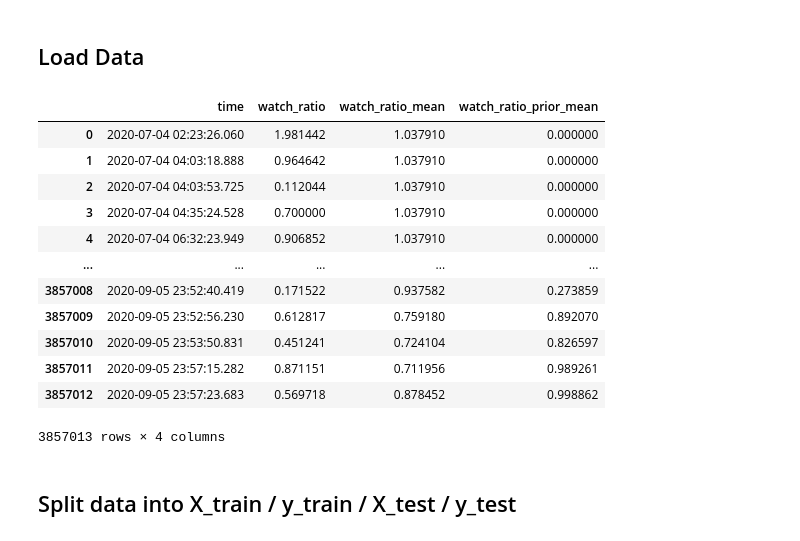
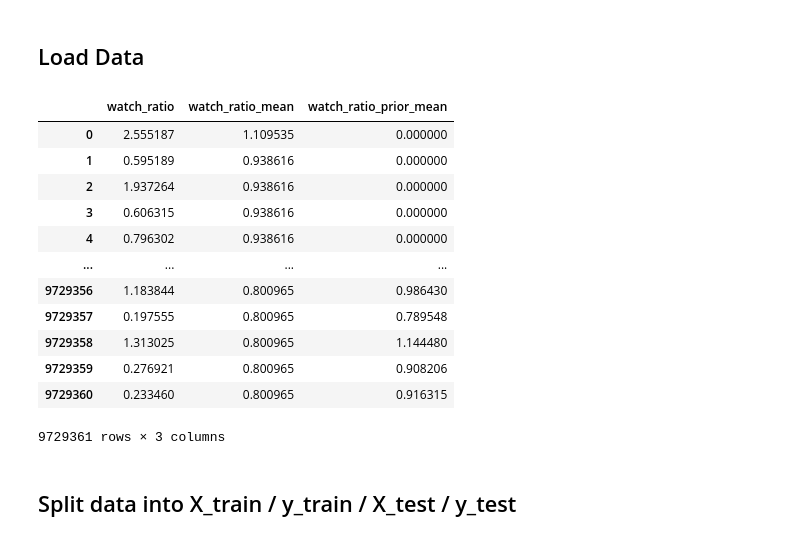
Before and after one commit to Noctilly/FinalProject_2025_LucasTilly, a Jupyter notebook: 4_ai.ipynb, the cells around one changed output. Cells and saved outputs as stored; diff of their text form; code cells hidden in the pictures.

Commit message:
add big matrix handling, recommender system and add markdown

```diff
--- a/4_ai.ipynb
+++ b/4_ai.ipynb
@@ -23,22 +23,27 @@ To enable the following instructions: SSE4.1 SSE4.2 AVX AVX2 FMA, in other opera
 # %% [markdown]
 ## Load Data
 # %%
-data = pd.read_parquet("data/data.parquet")
-data
+big_matrix_final = pd.read_parquet("data/big_matrix_final.parquet")
+big_matrix_final = big_matrix_final.drop(columns=["time", "user_id", "video_id"])
+
+small_matrix_final = pd.read_parquet("data/small_matrix_final.parquet")
+small_matrix_final = small_matrix_final.drop(columns=["time", "user_id", "video_id"])
+
+big_matrix_final
 # %% [output]
-|  | time | watch_ratio | watch_ratio_mean | watch_ratio_prior_mean |
-| 0 | 2020-07-04 02:23:26.060 | 1.981442 | 1.037910 | 0.000000 |
-| 1 | 2020-07-04 04:03:18.888 | 0.964642 | 1.037910 | 0.000000 |
-| 2 | 2020-07-04 04:03:53.725 | 0.112044 | 1.037910 | 0.000000 |
-| 3 | 2020-07-04 04:35:24.528 | 0.700000 | 1.037910 | 0.000000 |
-| 4 | 2020-07-04 06:32:23.949 | 0.906852 | 1.037910 | 0.000000 |
-| ... | ... | ... | ... | ... |
-| 3857008 | 2020-09-05 23:52:40.419 | 0.171522 | 0.937582 | 0.273859 |
-| 3857009 | 2020-09-05 23:52:56.230 | 0.612817 | 0.759180 | 0.892070 |
-| 3857010 | 2020-09-05 23:53:50.831 | 0.451241 | 0.724104 | 0.826597 |
-| 3857011 | 2020-09-05 23:57:15.282 | 0.871151 | 0.711956 | 0.989261 |
-| 3857012 | 2020-09-05 23:57:23.683 | 0.569718 | 0.878452 | 0.998862 |
+|  | watch_ratio | watch_ratio_mean | watch_ratio_prior_mean |
+| 0 | 2.555187 | 1.109535 | 0.000000 |
+| 1 | 0.595189 | 0.938616 | 0.000000 |
+| 2 | 1.937264 | 0.938616 | 0.000000 |
+| 3 | 0.606315 | 0.938616 | 0.000000 |
+| 4 | 0.796302 | 0.938616 | 0.000000 |
+| ... | ... | ... | ... |
+| 9729356 | 1.183844 | 0.800965 | 0.986430 |
+| 9729357 | 0.197555 | 0.800965 | 0.789548 |
+| 9729358 | 1.313025 | 0.800965 | 1.144480 |
+| 9729359 | 0.276921 | 0.800965 | 0.908206 |
+| 9729360 | 0.233460 | 0.800965 | 0.916315 |
-3857013 rows × 4 columns
+9729361 rows × 3 columns
 # %% [markdown]
 ## Split data into X_train / y_train / X_test / y_test
 # %%
```
Also changed, not shown: parts of 10 cells of this notebook, 6 other files.
